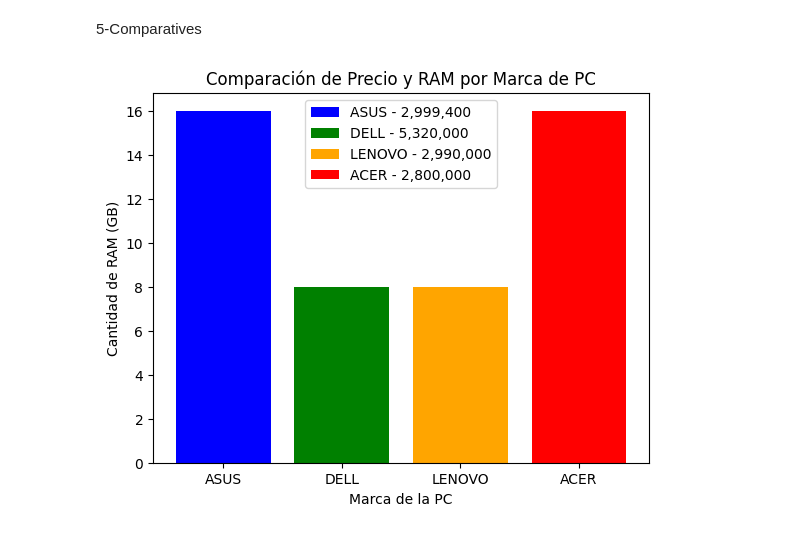
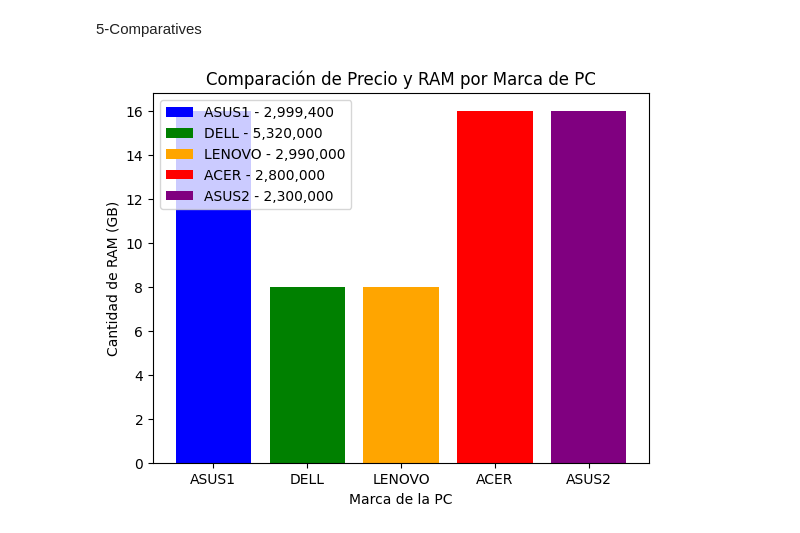
Before and after one commit to wagnerfv1117/ANALISIS-COMPRA-COMPUTADOR, a Jupyter notebook: notebooks/compra_computador.ipynb, the cells around one changed output. Cells and saved outputs as stored; diff of their text form; code cells hidden in the pictures.

```diff
--- a/notebooks/compra_computador.ipynb
+++ b/notebooks/compra_computador.ipynb
@@ -13,25 +13,27 @@ import matplotlib.pyplot as plt
 2-Create a Dataframe
 # %%
 specifications = {
-    'MARCA_PC': ['ASUS','DELL','LENOVO','ACER'],
-    'LINEA_PC': ['VivoBook 14','LATITUDE','ThinkPad E14','A315-58'],
-    'MARCA_CPU': ['AMD','INTEL','AMD','INTEL'],
-    'LINEA_CPU': ['RYZEN 7','i7','RYZEN 5','i5'],
-    'VELOCIDAD_CPU(GHZ)': ['2.0','2.8','2.9','2.4'],
-    'NUCLEOS_CPU': ['8','4','6','4'],
-    'RAM(GB)': ['16','8','8','16'],
-    'SSD(GB)':['512','512','512','512'],
-    'HDD(TB)':['NO','NO','NO','NO'],
-    'GPU':['AMD Radeon Graphics 7','INTEL GRAPHICS','AMD Radeon RX Vega 7','Iris Xe Graphics'],
-    'VELOCIDAD_GPU(Mhz)':['1600','1300','1800','1300'],
-    'USB(CANTIDAD)':['4','4','3','4'],
-    'ETHERNET':['NO','SI','SI','SI'],
-    'SOFTWARE':['WINDOWS','WINDOWS','WINDOWS','WINDOWS'],
-    'PRECIO':['2,999,400','5,320,000','2,990,000','2,800,000'],
+    'MARCA_PC': ['ASUS1','DELL','LENOVO','ACER','ASUS2'],
+    'LINEA_PC': ['VivoBook 14','LATITUDE','ThinkPad E14','A315-58','VivoBook E1504FA'],
+    'MARCA_CPU': ['AMD','INTEL','AMD','INTEL','AMD'],
+    'LINEA_CPU': ['RYZEN 7','i7','RYZEN 5','i5','RYZEN 5'],
+    'VELOCIDAD_CPU(GHZ)': ['2.0','2.8','2.9','2.4','2.7'],
+    'NUCLEOS_CPU': ['8','4','6','4','4'],
+    'RAM(GB)': ['16','8','8','16','16'],
+    'SSD(GB)':['512','512','512','512','512'],
+    'HDD(TB)':['NO','NO','NO','NO','NO'],
+    'GPU':['AMD Radeon Graphics 7','INTEL GRAPHICS','AMD Radeon RX Vega 7','Iris Xe Graphics','MD Radeon RX Vega 5'],
+    'VELOCIDAD_GPU(Mhz)':['1600','1300','1800','1300','1300'],
+    'USB(CANTIDAD)':['4','4','3','4','2'],
+    'ETHERNET':['NO','SI','SI','SI','NO'],
+    'SOFTWARE':['WINDOWS','WINDOWS','WINDOWS','WINDOWS','WINDOWS'],
+    'PRECIO':['2,999,400','5,320,000','2,990,000','2,800,000','2,300,000'],
     'LINK_CONSULTA':['https://www.exito.com/computador-asus-vivobook-14-amd-ryzen-7-4700u-16-gb-512-gb-ssd-m413ia-eb1048w-3089574/p',
                      'https://www.lenovo.com/co/es/laptops/thinkpad/serie-e/ThinkPad-E14-Gen-3-14%E2%80%9D-AMD/p/22TPE14E4A3',
-                     'VANGUARDIA TECNOLOGICA','JP Computadores - https://www.acer.com/es-es/laptops/aspire/aspire-3-intel/pdp/NX.ADDEB.01E'],
-    'OBSERVACIONES':['N/A','N/A','N/A','MODULOS RAM ACTUALIZABLE A 16 GB']}
+                     'VANGUARDIA TECNOLOGICA','JP Computadores - https://www.acer.com/es-es/laptops/aspire/aspire-3-intel/pdp/NX.ADDEB.01E',
+                     'https://technologystore2006.com/producto/computador-portatil-asus-e1504fa-nj474-amd-ryzen-5-7520u-16gb-lpddr5-512gb-ssd/'],
+    'OBSERVACIONES':['N/A','N/A','N/A','MODULOS RAM ACTUALIZABLE A 16 GB','N/A']}
+
 data=pd.DataFrame(specifications)
 print(data)
 data
@@ -167,23 +170,23 @@ fig.show()
 5-Comparatives
 # %%
 # Asignar colores a cada marca
-colores = {'ASUS': 'blue', 'DELL': 'green', 'LENOVO': 'orange', 'ACER': 'red'}
+colores = {'ASUS2': 'purple','ASUS1': 'blue', 'DELL': 'green', 'LENOVO': 'orange', 'ACER': 'red'}
 
 # Crear la gráfica de barras
 fig, ax = plt.subplots()
 for i, row in data.iterrows():
     marca = row['MARCA_PC']
     ram = int(row['RAM(GB)'])
     precio = row['PRECIO']
     ax.bar(marca, ram, color=colores[marca], label=f'{marca} - {precio}')
 
 # Personalizar la gráfica
 ax.set_xlabel('Marca de la PC')
 ax.set_ylabel('Cantidad de RAM (GB)')
 ax.set_title('Comparación de Precio y RAM por Marca de PC')
 ax.legend()
 
 # Mostrar la gráfica
 plt.show()
 # %% [output]
-[figure, old version]
+[figure, new version]
```
Also changed, not shown: parts of 1 cell of this notebook.
